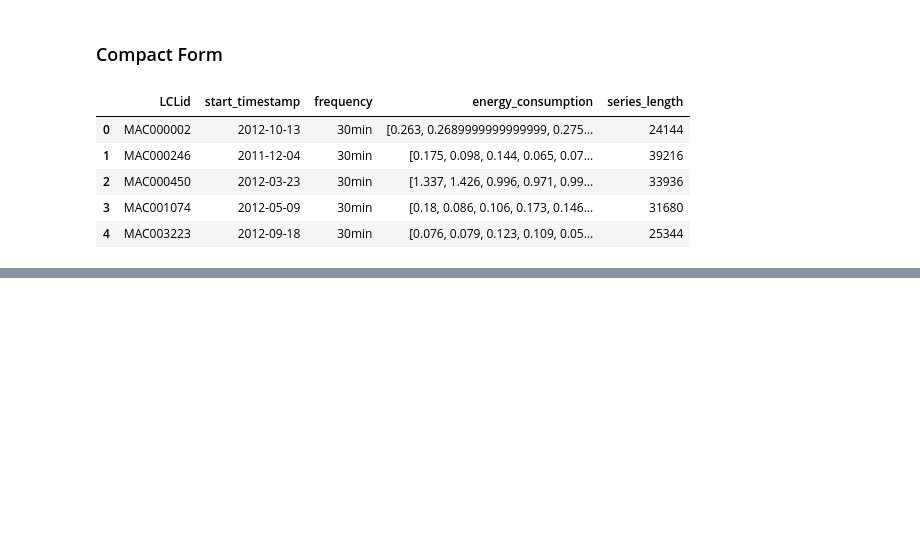
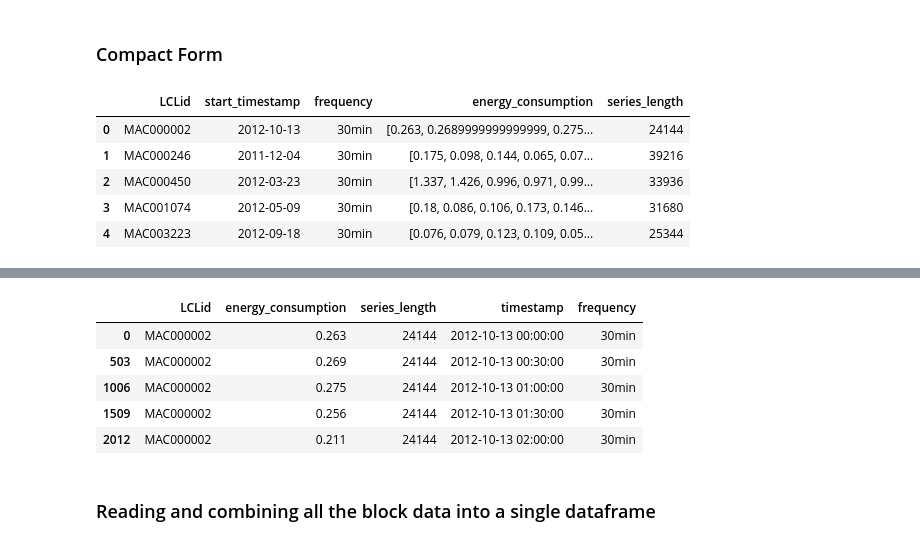
Before and after one commit to MrFanciful/Modern-Time-Series-Forecasting-with-Python-2E, a Jupyter notebook: my_work/chapter_02/02-My_Preprocessing_London_Smart_Meter_Dataset.ipynb, the cells around one changed output, grey strips where cells are left out. Drawn from its saved outputs; the diff is of its cells as text; code cells hidden in the pictures; blank space fills up the shorter version.

```diff
--- a/my_work/chapter_02/02-My_Preprocessing_London_Smart_Meter_Dataset.ipynb
+++ b/my_work/chapter_02/02-My_Preprocessing_London_Smart_Meter_Dataset.ipynb
@@ -177,10 +178,38 @@ def preprocess_expanded(x):
     dr = pd.DataFrame(columns=[f'hh_{i}' for i in range(48)], index=dr).unstack().reset_index()
 
     # Rename columns
-    dr.columns = ['hous_block', 'day', '_']
+    dr.columns = ['hour_block', 'day', '_']
 
     # Merge dataframes
     dr = dr.merge(x, on=['hour_block', 'day'], how='left')
     dr['series_length'] = len(dr)
 
     return dr
+# %%
+def load_process_block_expanded(block_df, freq='30min'):
+    grps = block_df.groupby('LCLid')
+    all_series = []
+    for idx, df in tqdm(grps, leave=False):
+        ts = preprocess_expanded(df)
+        all_series.append(ts)
+
+    block_df = pd.concat(all_series)
+    # Recreate offset because there would be null rows now
+    block_df['offset'] = block_df['hour_block'].str.replace('hh_', '').astype(int)
+    # Creating a datetime column with the date
+    block_df['timestamp'] = block_df['day'] + block_df['offset']*30*pd.offsets.Minute()
+    block_df['frequency'] = freq
+    block_df.sort_values(['LCLid', 'timestamp'], inplace=True)
+    block_df.drop(columns=['_', 'hour_block', 'offset', 'day'], inplace=True)
+    return block_df
+# %%
+block1_expanded = load_process_block_expanded(block_1, freq='30min')
+# %%
+block1_expanded.head()
+# %% [output]
+|  | LCLid | energy_consumption | series_length | timestamp | frequency |
+| 0 | MAC000002 | 0.263 | 24144 | 2012-10-13 00:00:00 | 30min |
+| 503 | MAC000002 | 0.269 | 24144 | 2012-10-13 00:30:00 | 30min |
+| 1006 | MAC000002 | 0.275 | 24144 | 2012-10-13 01:00:00 | 30min |
+| 1509 | MAC000002 | 0.256 | 24144 | 2012-10-13 01:30:00 | 30min |
+| 2012 | MAC000002 | 0.211 | 24144 | 2012-10-13 02:00:00 | 30min |
@@ -186,0 +219,2 @@ def preprocess_expanded(x):
+# %% [markdown]
+### Reading and combining all the block data into a single dataframe
```
Also changed, not shown: parts of 17 cells of this notebook.
